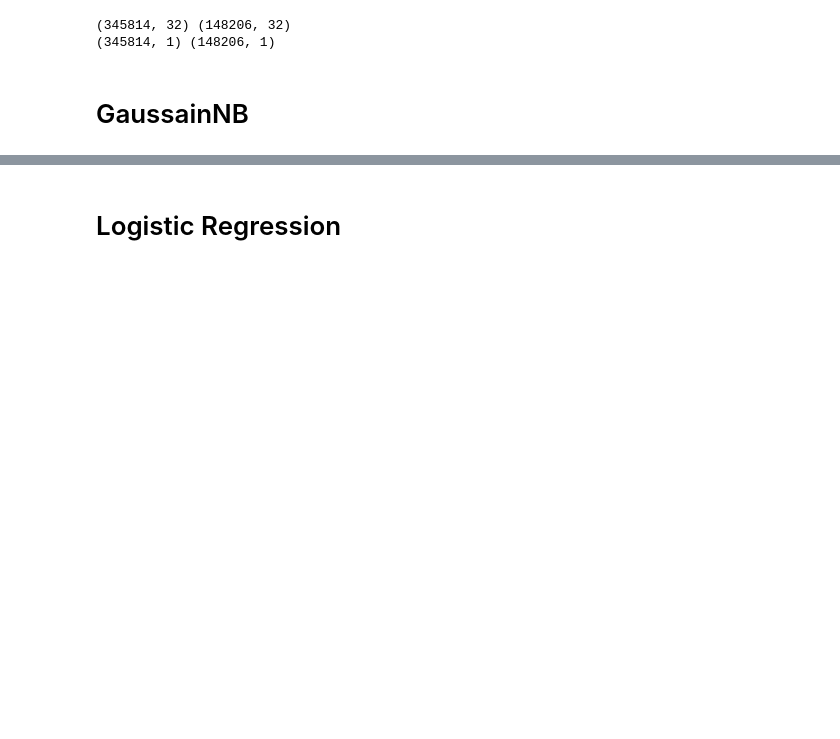
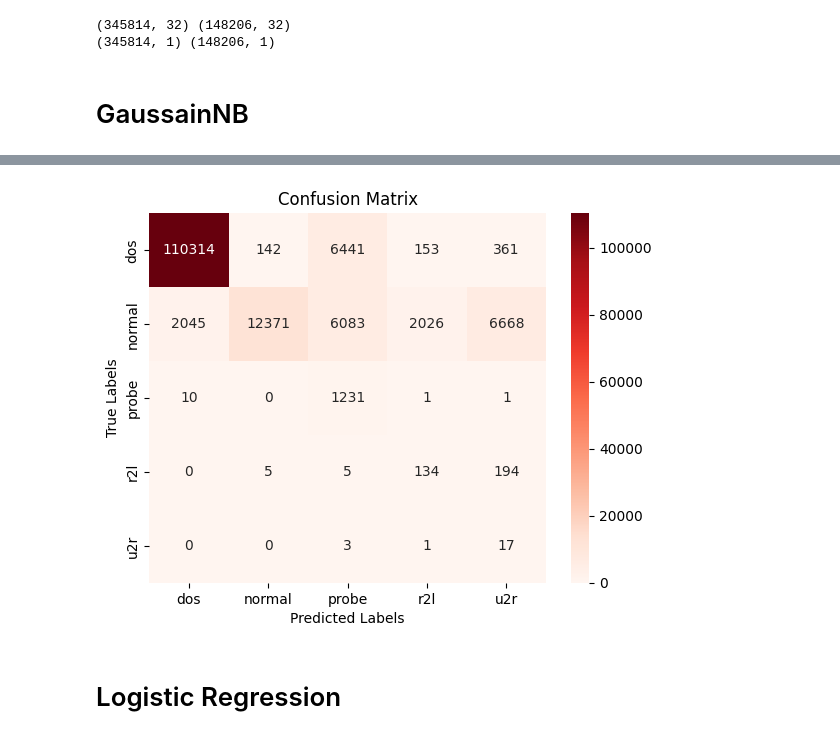
Before and after one commit to Pakapakk/Network_Traffic_Anomaly_Detection, a Jupyter notebook: anomaly_detection.ipynb, the cells around one changed output, grey strips where cells are left out. Saved outputs shown, nothing was run; the diff lists cells and outputs as text; code cells hidden in the pictures; blank space fills up the shorter version.

Commit message:
GaussianNB added

```diff
--- a/anomaly_detection.ipynb
+++ b/anomaly_detection.ipynb
@@ -277,0 +279,7 @@ from sklearn.naive_bayes import GaussianNB
+# %%
+#TRAINING
+model_gnb = GaussianNB()
+start_time_gnb = time.time()
+model_gnb.fit(X_train_scaled, Y_train_scaled.values.ravel())
+end_time_gnb = time.time()
+print("Training time: ", end_time_gnb - start_time_gnb)
@@ -277,0 +288,6 @@ from sklearn.naive_bayes import GaussianNB
+# %%
+# TESTING
+start_time_gnb = time.time()
+Y_pred_gnb = model_gnb.predict(X_test_scaled)
+end_time_gnb = time.time()
+print("Testing time: ", end_time_gnb - start_time_gnb)
@@ -278,3 +321,15 @@ from sklearn.naive_bayes import GaussianNB
+# %%
+cm_gnb = confusion_matrix(Y_test_scaled, Y_pred_gnb)
+
+labels = ["dos", "normal", "probe", "r2l", "u2r"]
+
+sns.heatmap(cm_gnb, annot=True, fmt="d", cmap="Reds", xticklabels=labels, yticklabels=labels)
+plt.xlabel("Predicted Labels")
+plt.ylabel("True Labels")
+plt.title("Confusion Matrix")
+plt.show()
+# %% [output]
+[figure, added]
 # %% [markdown]
 # Logistic Regression
 # %%
```
Also changed, not shown: parts of 8 cells of this notebook.
